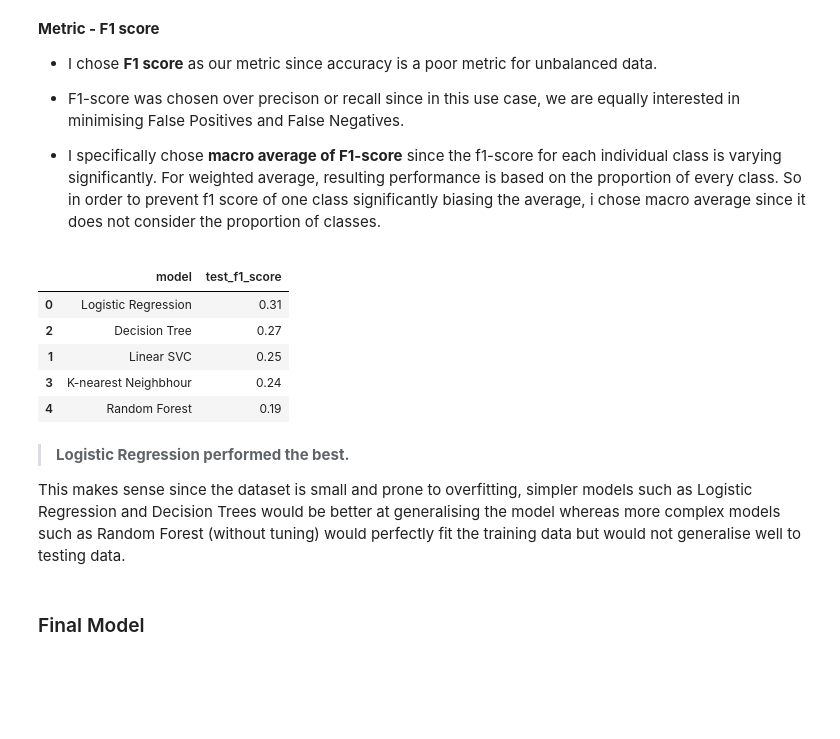
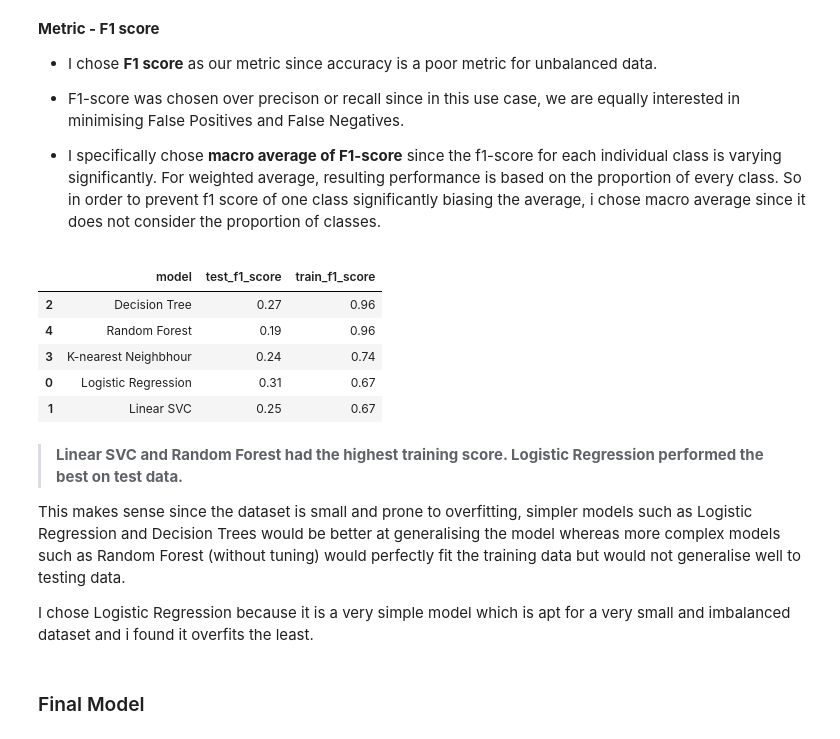
Before and after one commit to anandsk98/HE_Performance, a Jupyter notebook: nbs/02_multiclass_classification_model.ipynb, the cells around one changed output. Saved outputs shown, nothing was run; the diff lists cells and outputs as text; code cells hidden in the pictures; blank space fills up the shorter version.

```diff
--- a/nbs/02_multiclass_classification_model.ipynb
+++ b/nbs/02_multiclass_classification_model.ipynb
@@ -571,6 +571,7 @@ models = {
 }
 
 score = {}
+train_score = []
 # %%
 for i in range(len(list(models))):
 
@@ -598,6 +599,9 @@ for i in range(len(list(models))):
 
     # Store in dictionary
     score[list(models.keys())[i]] = round(classification_report(y_test, y_test_pred,output_dict=True)['macro avg']['f1-score'],2)
+
+    # Get train score
+    train_score.append(round(classification_report(y_train, y_train_pred,output_dict=True)['macro avg']['f1-score'],2))
 # %% [output]
 Model performance for training set
 
@@ -625,19 +629,27 @@ weighted avg       0.24      0.23      0.22        44
 
 - I specifically chose **macro average of F1-score** since the f1-score for each individual class is varying significantly. For weighted average, resulting performance is based on the proportion of every class. So in order to prevent f1 score of one class significantly biasing the average, i chose macro average since it does not consider the proportion of classes.
 # %%
-# Model accuracy
-pd.DataFrame(score.items(),columns = ['model','test_f1_score']).sort_values('test_f1_score',ascending=False)
+# Convert test accuracy to dataframe
+m_acc = pd.DataFrame(score.items(),columns = ['model','test_f1_score'])
+
+# Append list to column
+m_acc['train_f1_score'] = train_score
+
+# Preview
+m_acc.sort_values('train_f1_score',ascending=False)
 # %% [output]
-|  | model | test_f1_score |
-| 0 | Logistic Regression | 0.31 |
-| 2 | Decision Tree | 0.27 |
-| 1 | Linear SVC | 0.25 |
-| 3 | K-nearest Neighbhour | 0.24 |
-| 4 | Random Forest | 0.19 |
+|  | model | test_f1_score | train_f1_score |
+| 2 | Decision Tree | 0.27 | 0.96 |
+| 4 | Random Forest | 0.19 | 0.96 |
+| 3 | K-nearest Neighbhour | 0.24 | 0.74 |
+| 0 | Logistic Regression | 0.31 | 0.67 |
+| 1 | Linear SVC | 0.25 | 0.67 |
 # %% [markdown]
-> **Logistic Regression performed the best.**
+> **Linear SVC and Random Forest had the highest training score. Logistic Regression performed the best on test data.**
 
 This makes sense since the dataset is small and prone to overfitting, simpler models such as Logistic Regression and Decision Trees would be better at generalising the model whereas more complex models such as Random Forest (without tuning) would perfectly fit the training data but would not generalise well to testing data.
+
+I chose Logistic Regression because it is a very simple model which is apt for a very small and imbalanced dataset and i found it overfits the least.
 # %% [markdown]
 ### Final Model
 # %% [markdown]
```
Also changed, not shown: parts of 1 cell of this notebook.
